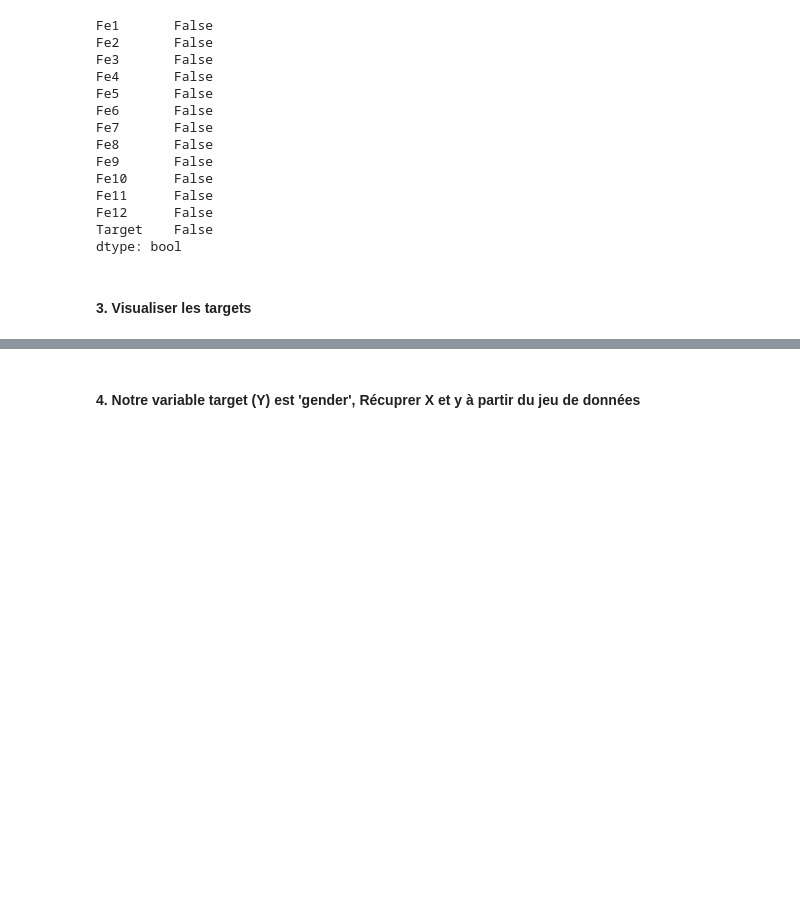
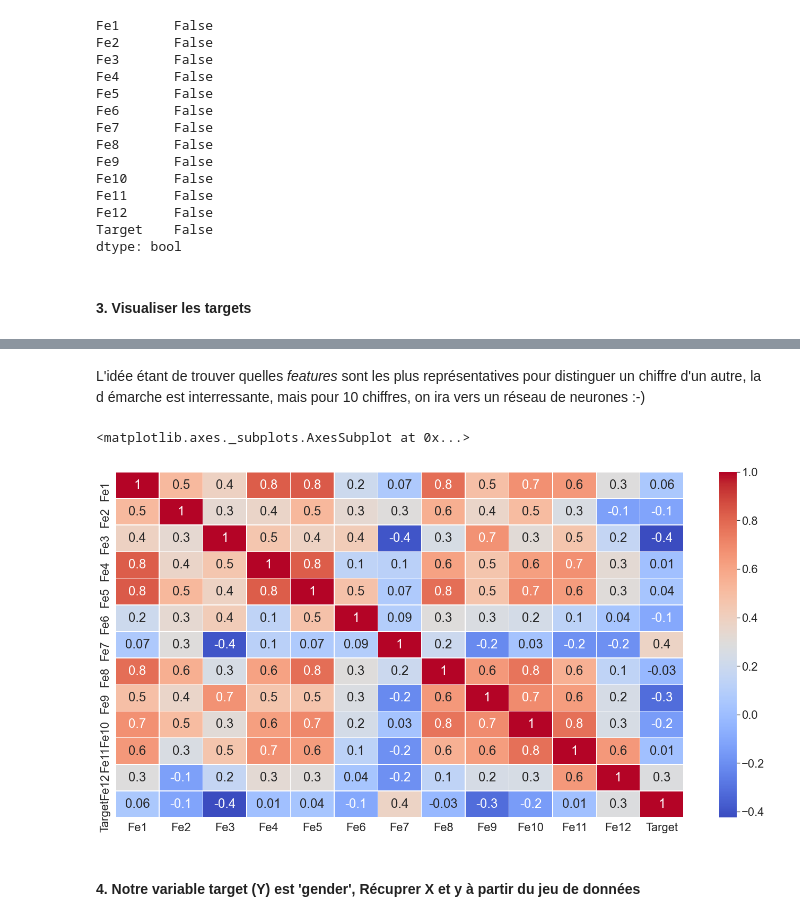
Before and after one commit to Breizhmeiz/AudioDigitsRecognition, a Jupyter notebook: Digits_Recognition_Project/Digits_Recognition_Brief.ipynb, the cells around one changed output, grey strips where cells are left out. Drawn from its saved outputs; the diff is of its cells as text; code cells hidden in the pictures; blank space fills up the shorter version.

```diff
--- a/Digits_Recognition_Project/Digits_Recognition_Brief.ipynb
+++ b/Digits_Recognition_Project/Digits_Recognition_Brief.ipynb
@@ -82,3 +108,13 @@ Name: Target, Length: 230, dtype: float64
+# %% [markdown]
+L'idée étant de trouver quelles *features* sont les plus représentatives pour distinguer un chiffre d'un autre, la d
+émarche est interressante, mais pour 10 chiffres, on ira vers un réseau de neurones :-)
+# %%
+# Heatmap for correlation matrix
+fig, ax = plt.subplots(figsize=(24,12))
+sns.heatmap(mydata.corr(),annot=True,linewidths=.5,fmt='.1g',cmap= 'coolwarm')
+# %% [output]
+<matplotlib.axes._subplots.AxesSubplot at 0x...>
+[figure, added]
 # %% [markdown]
 #### 4. Notre variable target (Y) est 'gender', Récuprer X et y à partir du jeu de données
 # %%
```
Also changed, not shown: parts of 39 cells of this notebook, 1 other file.
